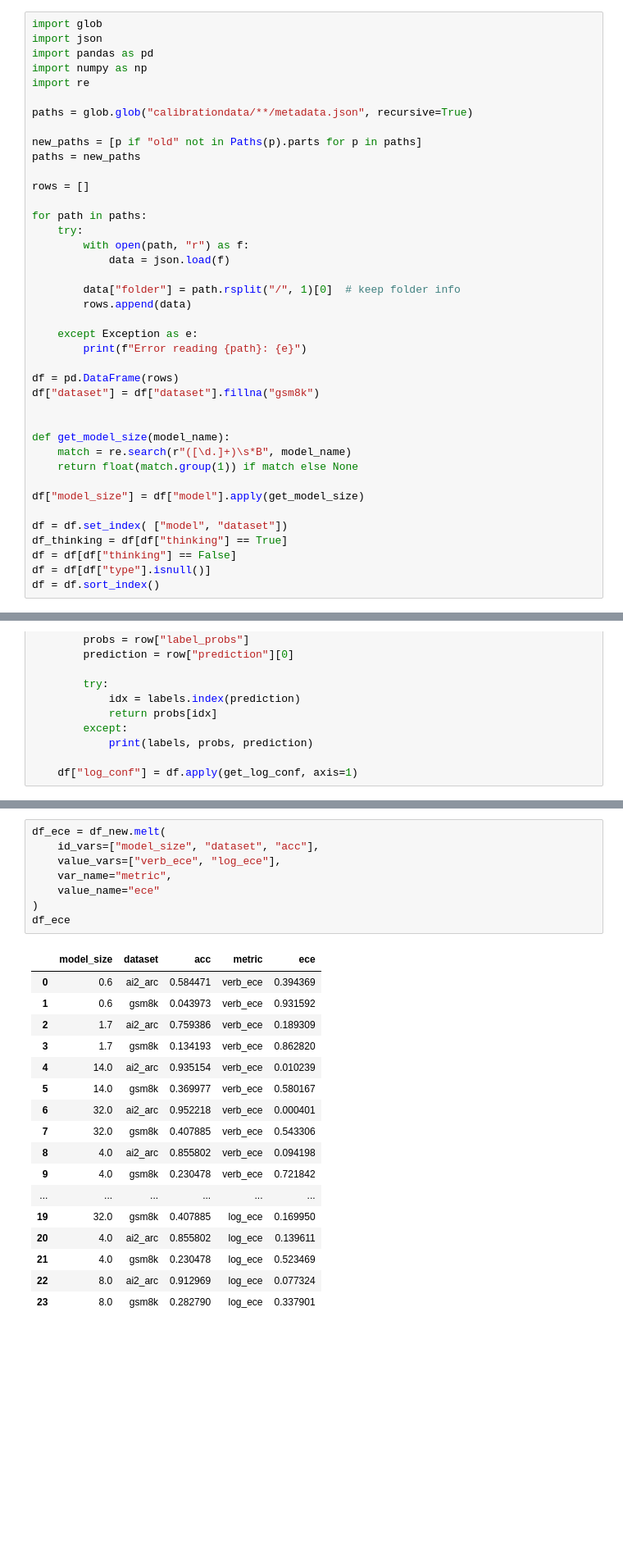
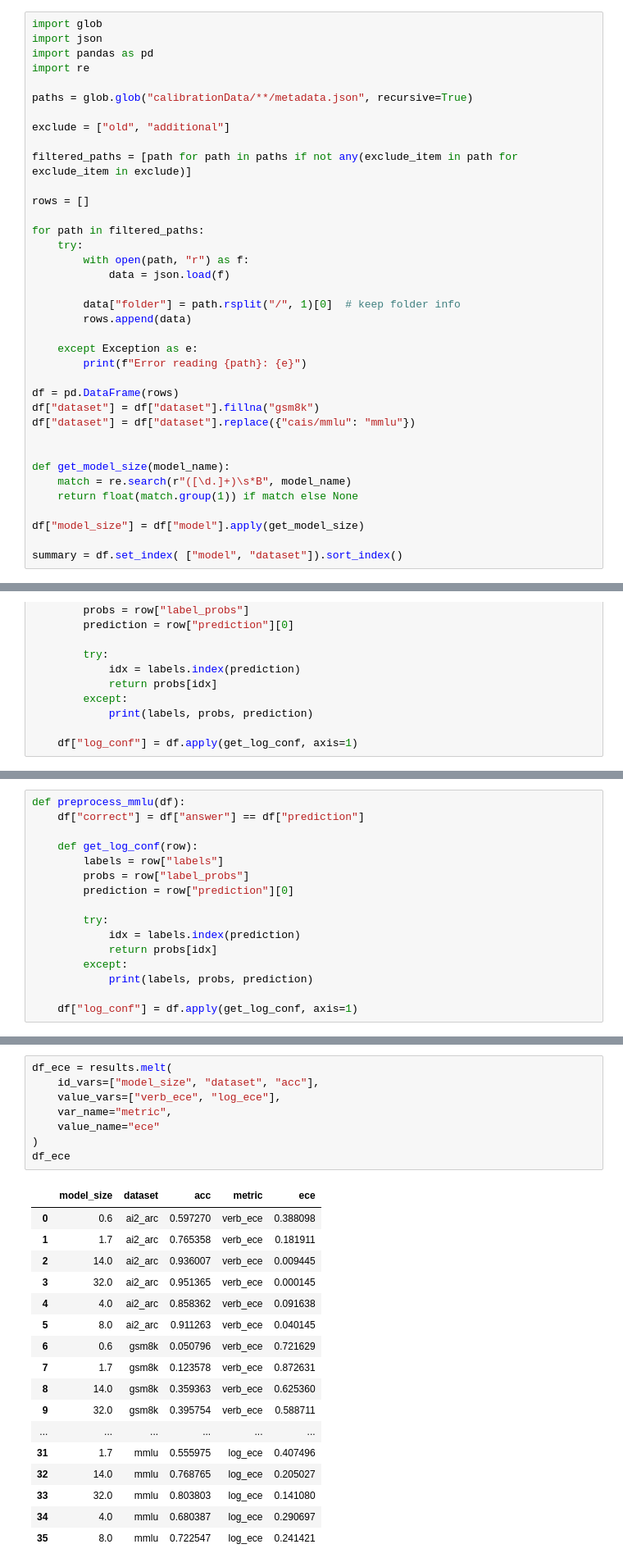
Before and after one commit to itsfernn/llm_calibration, a Jupyter notebook: notebooks/CalibrationVsSize.ipynb, the cells around one changed output, grey strips where cells are left out. Shown at 82% size. Drawn from its saved outputs; the diff is of its cells as text; blank space fills up the shorter version.

```diff
--- a/notebooks/CalibrationVsSize.ipynb
+++ b/notebooks/CalibrationVsSize.ipynb
@@ -7,17 +8,17 @@ os.chdir("..")  # go up one level
 import glob
 import json
 import pandas as pd
-import numpy as np
 import re
 
-paths = glob.glob("calibrationdata/**/metadata.json", recursive=True)
+paths = glob.glob("calibrationData/**/metadata.json", recursive=True)
 
-new_paths = [p if "old" not in Paths(p).parts for p in paths]
-paths = new_paths
+exclude = ["old", "additional"]
+
+filtered_paths = [path for path in paths if not any(exclude_item in path for exclude_item in exclude)]
 
 rows = []
 
-for path in paths:
+for path in filtered_paths:
     try:
         with open(path, "r") as f:
             data = json.load(f)
@@ -30,6 +31,7 @@ for path in paths:
 
 df = pd.DataFrame(rows)
 df["dataset"] = df["dataset"].fillna("gsm8k")
+df["dataset"] = df["dataset"].replace({"cais/mmlu": "mmlu"})
 
 
 def get_model_size(model_name):
@@ -38,8 +40,4 @@ def get_model_size(model_name):
 
 df["model_size"] = df["model"].apply(get_model_size)
 
-df = df.set_index( ["model", "dataset"])
-df_thinking = df[df["thinking"] == True]
-df = df[df["thinking"] == False]
-df = df[df["type"].isnull()]
-df = df.sort_index()
+summary = df.set_index( ["model", "dataset"]).sort_index()
@@ -122,2 +102,18 @@ output_file.fillna(0)
+# %%
+def preprocess_mmlu(df):
+    df["correct"] = df["answer"] == df["prediction"]
+
+    def get_log_conf(row):
+        labels = row["labels"]
+        probs = row["label_probs"]
+        prediction = row["prediction"][0]
+
+        try:
+            idx = labels.index(prediction)
+            return probs[idx]
+        except:
+            print(labels, probs, prediction)
+
+    df["log_conf"] = df.apply(get_log_conf, axis=1)
 # %%
 from src import metrics
@@ -326,26 +260,26 @@ for metric in ["ece", "brier", "ap"]:
 # %%
-df_ece = df_new.melt(
+df_ece = results.melt(
     id_vars=["model_size", "dataset", "acc"],
     value_vars=["verb_ece", "log_ece"],
     var_name="metric",
     value_name="ece"
 )
 df_ece
 # %% [output]
 |  | model_size | dataset | acc | metric | ece |
-| 0 | 0.6 | ai2_arc | 0.584471 | verb_ece | 0.394369 |
-| 1 | 0.6 | gsm8k | 0.043973 | verb_ece | 0.931592 |
-| 2 | 1.7 | ai2_arc | 0.759386 | verb_ece | 0.189309 |
-| 3 | 1.7 | gsm8k | 0.134193 | verb_ece | 0.862820 |
-| 4 | 14.0 | ai2_arc | 0.935154 | verb_ece | 0.010239 |
-| 5 | 14.0 | gsm8k | 0.369977 | verb_ece | 0.580167 |
-| 6 | 32.0 | ai2_arc | 0.952218 | verb_ece | 0.000401 |
-| 7 | 32.0 | gsm8k | 0.407885 | verb_ece | 0.543306 |
-| 8 | 4.0 | ai2_arc | 0.855802 | verb_ece | 0.094198 |
-| 9 | 4.0 | gsm8k | 0.230478 | verb_ece | 0.721842 |
+| 0 | 0.6 | ai2_arc | 0.597270 | verb_ece | 0.388098 |
+| 1 | 1.7 | ai2_arc | 0.765358 | verb_ece | 0.181911 |
+| 2 | 14.0 | ai2_arc | 0.936007 | verb_ece | 0.009445 |
+| 3 | 32.0 | ai2_arc | 0.951365 | verb_ece | 0.000145 |
+| 4 | 4.0 | ai2_arc | 0.858362 | verb_ece | 0.091638 |
+| 5 | 8.0 | ai2_arc | 0.911263 | verb_ece | 0.040145 |
+| 6 | 0.6 | gsm8k | 0.050796 | verb_ece | 0.721629 |
+| 7 | 1.7 | gsm8k | 0.123578 | verb_ece | 0.872631 |
+| 8 | 14.0 | gsm8k | 0.359363 | verb_ece | 0.625360 |
+| 9 | 32.0 | gsm8k | 0.395754 | verb_ece | 0.588711 |
 | ... | ... | ... | ... | ... | ... |
-| 19 | 32.0 | gsm8k | 0.407885 | log_ece | 0.169950 |
-| 20 | 4.0 | ai2_arc | 0.855802 | log_ece | 0.139611 |
-| 21 | 4.0 | gsm8k | 0.230478 | log_ece | 0.523469 |
-| 22 | 8.0 | ai2_arc | 0.912969 | log_ece | 0.077324 |
-| 23 | 8.0 | gsm8k | 0.282790 | log_ece | 0.337901 |
+| 31 | 1.7 | mmlu | 0.555975 | log_ece | 0.407496 |
+| 32 | 14.0 | mmlu | 0.768765 | log_ece | 0.205027 |
+| 33 | 32.0 | mmlu | 0.803803 | log_ece | 0.141080 |
+| 34 | 4.0 | mmlu | 0.680387 | log_ece | 0.290697 |
+| 35 | 8.0 | mmlu | 0.722547 | log_ece | 0.241421 |
```
Also changed, not shown: parts of 23 cells of this notebook, 10 other files.
